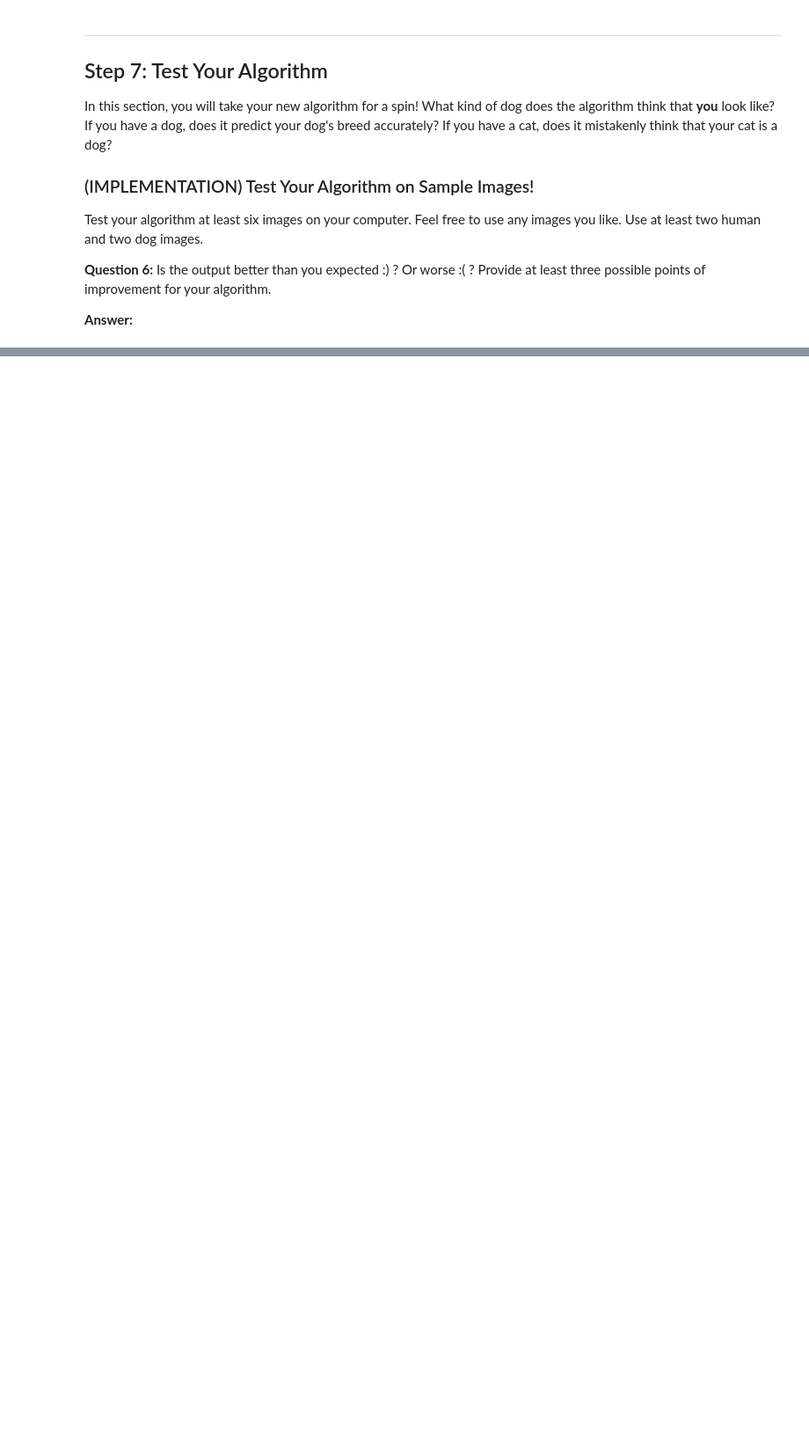
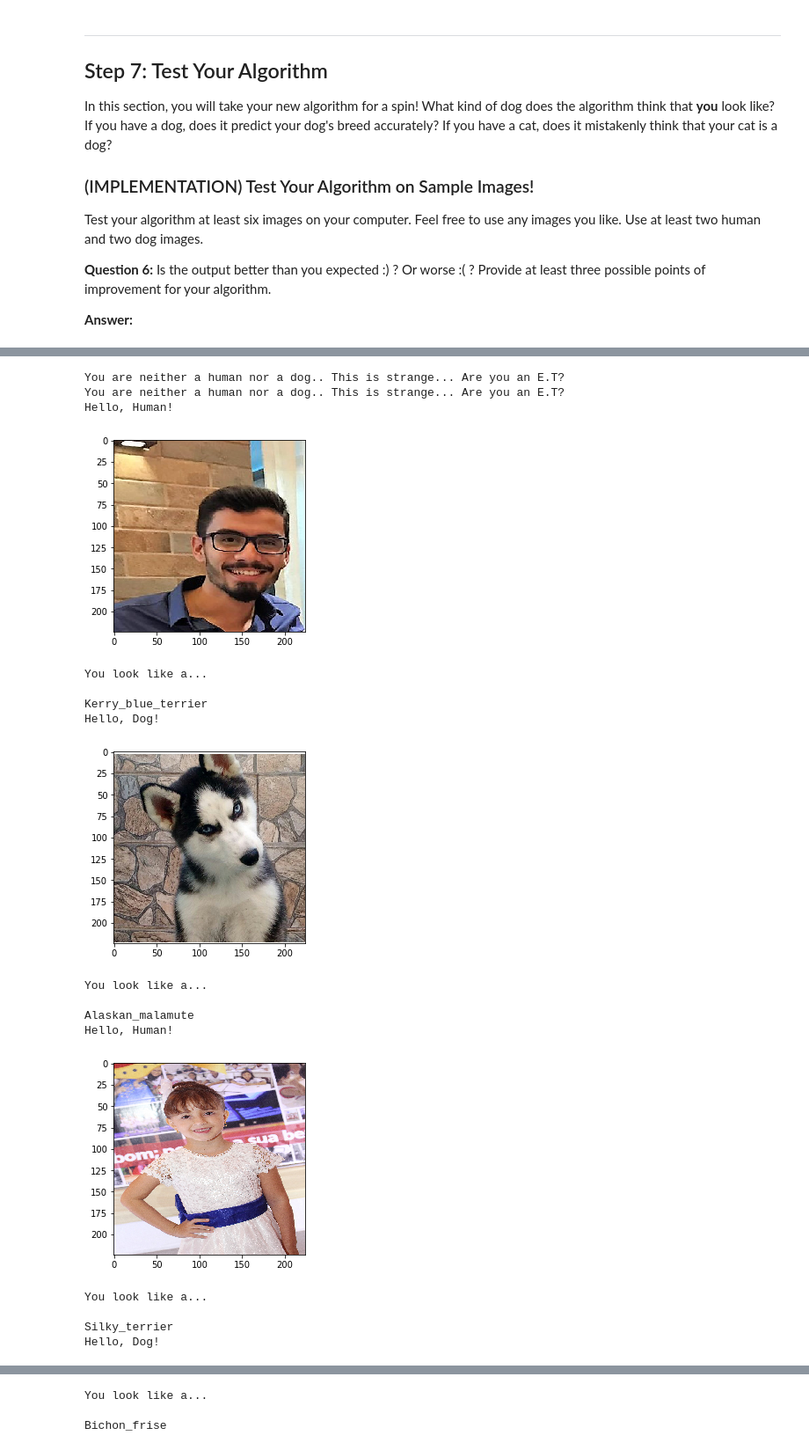
Before and after one commit to holandajunior/deep-learning-nanodegree-projects, a Jupyter notebook: dog-project/dog_app.ipynb, the cells around one changed output, grey strips where cells are left out. Shown at 88% size. Cells and saved outputs as stored; diff of their text form; code cells hidden in the pictures; blank space fills up the shorter version.

```diff
--- a/dog-project/dog_app.ipynb
+++ b/dog-project/dog_app.ipynb
@@ -1047,4 +1080,27 @@ __Answer:__
 # %%
 ## TODO: Execute your algorithm from Step 6 on
 ## at least 6 images on your computer.
 ## Feel free to use as many code cells as needed.
+
+samples = glob("samples/*")
+for img in samples:
+    getEntity(img)
+# %% [output]
+You are neither a human nor a dog.. This is strange... Are you an E.T?
+You are neither a human nor a dog.. This is strange... Are you an E.T?
+Hello, Human!
+[figure, added]
+You look like a...
+
+Kerry_blue_terrier
+Hello, Dog!
+[figure, added]
+You look like a...
+
+Alaskan_malamute
+Hello, Human!
+[figure, added]
+You look like a...
+
+Silky_terrier
+Hello, Dog!
@@ -1050,0 +1108,3 @@ __Answer:__
+You look like a...
+
+Bichon_frise
```
Also changed, not shown: parts of 22 cells of this notebook.
